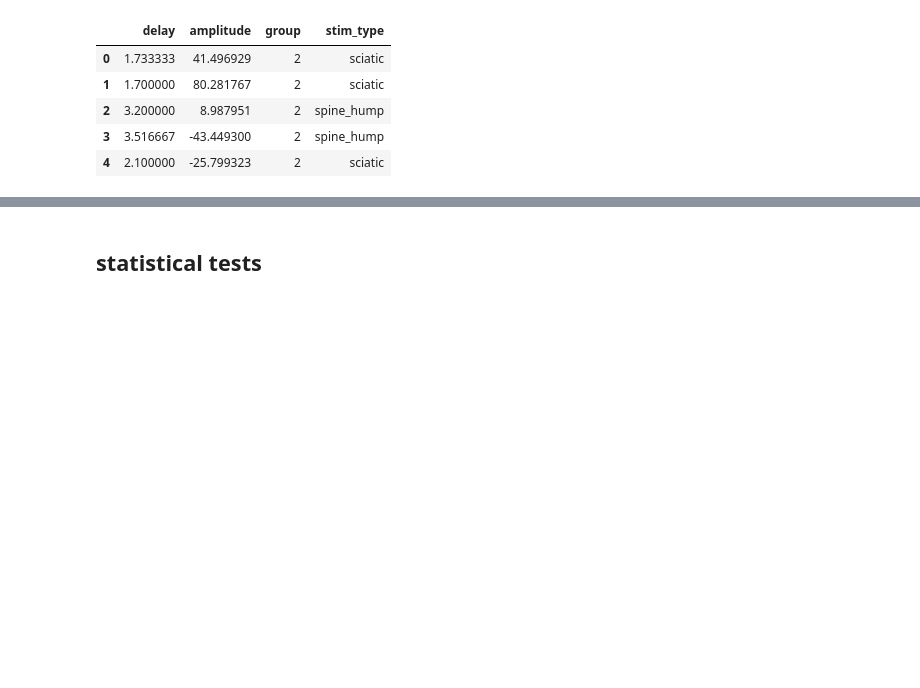
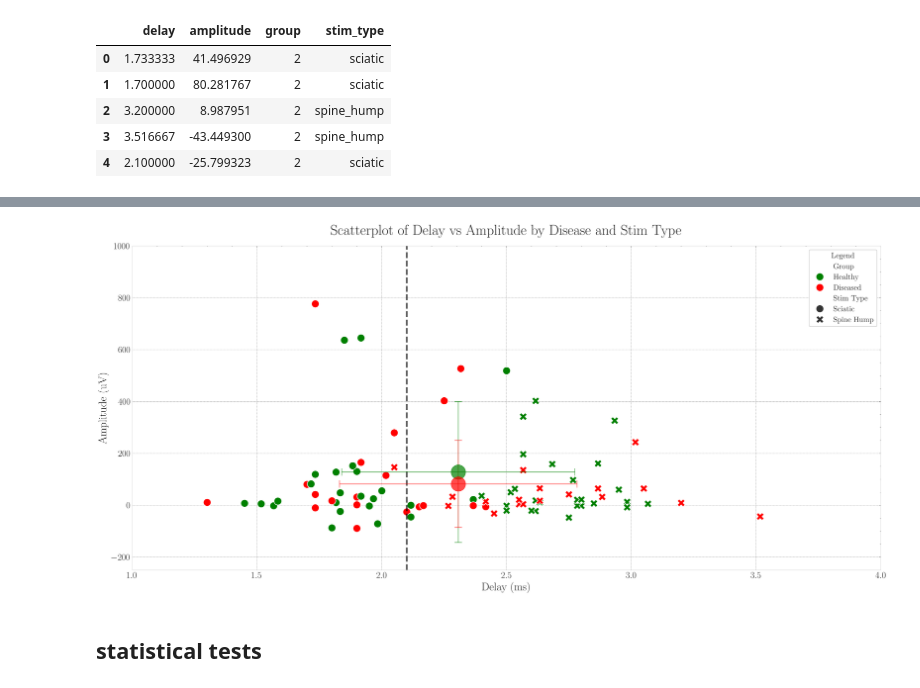
Before and after one commit to raknah/neuroelectrophysiology, a Jupyter notebook: notebooks/MEP_analysis.ipynb, the cells around one changed output, grey strips where cells are left out. Saved outputs shown, nothing was run; the diff lists cells and outputs as text; code cells hidden in the pictures; blank space fills up the shorter version.

```diff
--- a/notebooks/MEP_analysis.ipynb
+++ b/notebooks/MEP_analysis.ipynb
@@ -124,13 +126,13 @@ classified_indices = {'accepted': accepted_indices, 'unsure': unsure_indices, 'r
 with open('/Users/fomo/Documents/Research/UNIC Research/Motor Evoked Potentials Test/classified_indices.pkl', 'wb') as f:
     pickle.dump(classified_indices, f)
 # %%
-with open('/Users/fomo/Documents/Research/UNIC Research/Motor Evoked Potentials Test/accepted.pkl', 'rb') as f:
+with open('/Users/fomo/Documents/Research/UNIC Research/Motor Evoked Potentials Test/classified/accepted.pkl', 'rb') as f:
     accepted = pickle.load(f)
 
-with open('/Users/fomo/Documents/Research/UNIC Research/Motor Evoked Potentials Test/unsure.pkl', 'rb') as f:
+with open('/Users/fomo/Documents/Research/UNIC Research/Motor Evoked Potentials Test/classified/unsure.pkl', 'rb') as f:
     unsure = pickle.load(f)
 
-with open('/Users/fomo/Documents/Research/UNIC Research/Motor Evoked Potentials Test/unsure.pkl', 'rb') as f:
+with open('/Users/fomo/Documents/Research/UNIC Research/Motor Evoked Potentials Test/classified/unsure.pkl', 'rb') as f:
     classified_indices = pickle.load(f)
 # %%
 
@@ -228,3 +187,79 @@ plt.show()
+# %%
+import seaborn as sns
+
+plt.rc('figure', titlesize = 33, figsize = (21, 7))
+plt.rc('axes', titlesize = 27, labelsize = 21, titlepad = 21)
+plt.rc('xtick', labelsize = 17)
+plt.rc('ytick', labelsize = 17)
+
+plt.figure(figsize=(21, 10), dpi=300)
+
+custom_palette = {1: "green", 2: "red"}
+plt.style.use(['science','grid', 'vibrant'])
+
+# Scatterplot as before
+sns.scatterplot(
+    data=final,
+    x='delay',
+    y='amplitude',
+    hue='group',
+    style='stim_type',
+    palette=custom_palette,
+    s=210
+)
+
+# Vertical line for expected delay
+plt.axvline(x=2.1, color='black', linestyle='--', linewidth=3, alpha=0.7)
+
+# Compute centroids and error bars (using standard deviation as error)
+centroids = final.groupby('group').agg(
+    delay_mean=('delay', 'mean'),
+    delay_std=('delay', 'std'),
+    amplitude_mean=('amplitude', 'mean'),
+    amplitude_std=('amplitude', 'std')
+).reset_index()
+
+# Plot centroid with error bars for each group
+for idx, row in centroids.iterrows():
+    plt.errorbar(
+        x=row['delay_mean'],
+        y=row['amplitude_mean'],
+        xerr=row['delay_std'],
+        yerr=row['amplitude_std'],
+        fmt='o',
+        color=custom_palette.get(int(row['group']), 'blue'),
+        markersize=27,
+        capsize=7,
+        capthick=1,
+        alpha=0.7
+    )
+
+# Titles and labels
+plt.title("Scatterplot of Delay vs Amplitude by Disease and Stim Type")
+plt.xlabel("Delay (ms)")
+plt.ylabel("Amplitude (uV)")
+plt.xlim(1, 4)
+plt.ylim(-250, 1000)
+
+# Legend mapping
+my_map = {
+    'group': 'Group',
+    '1': 'Healthy',
+    '2': 'Diseased',
+    'stim_type': 'Stim Type',
+    'sciatic': 'Sciatic',
+    'spine_hump': 'Spine Hump',
+}
+
+ax = plt.gca()
+handles, labels = ax.get_legend_handles_labels()
+ax.legend(handles, [my_map.get(l, l) for l in labels],
+          title='Legend', title_fontsize='large', fontsize='large', loc='best')
+
+plt.tight_layout()
+plt.show()
+# %% [output]
+[figure, added]
 # %% [markdown]
 ## statistical tests
 # %%
```
Also changed, not shown: parts of 5 cells of this notebook, 5 other files.
